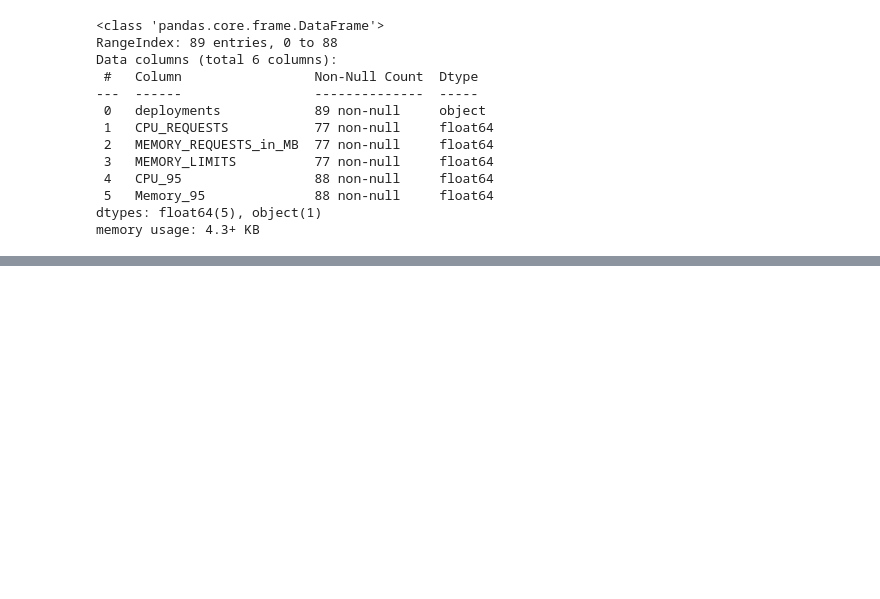
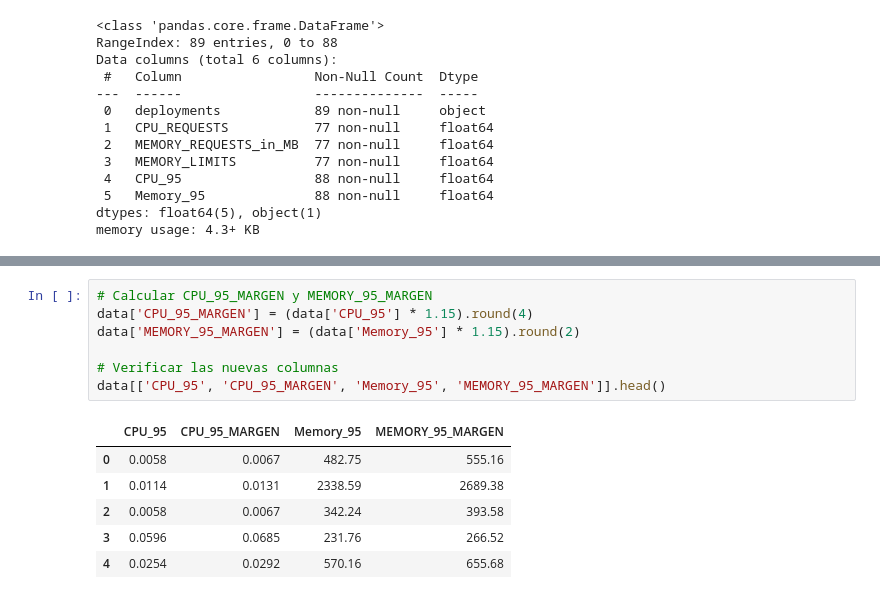
Before and after one commit to DanielEcheverri-Bosch/TFM-DanielEcheverri-Publico, a Jupyter notebook: Anexo_2_codigo_figuras_propias/Figuras_propias_codigo.ipynb, the cells around one changed output, grey strips where cells are left out. Drawn from its saved outputs; the diff is of its cells as text; blank space fills up the shorter version.

```diff
--- a/Anexo_2_codigo_figuras_propias/Figuras_propias_codigo.ipynb
+++ b/Anexo_2_codigo_figuras_propias/Figuras_propias_codigo.ipynb
@@ -68,0 +28,14 @@ plt.show()
+# %%
+# Calcular CPU_95_MARGEN y MEMORY_95_MARGEN
+data['CPU_95_MARGEN'] = (data['CPU_95'] * 1.15).round(4)
+data['MEMORY_95_MARGEN'] = (data['Memory_95'] * 1.15).round(2)
+
+# Verificar las nuevas columnas
+data[['CPU_95', 'CPU_95_MARGEN', 'Memory_95', 'MEMORY_95_MARGEN']].head()
+# %% [output]
+|  | CPU_95 | CPU_95_MARGEN | Memory_95 | MEMORY_95_MARGEN |
+| 0 | 0.0058 | 0.0067 | 482.75 | 555.16 |
+| 1 | 0.0114 | 0.0131 | 2338.59 | 2689.38 |
+| 2 | 0.0058 | 0.0067 | 342.24 | 393.58 |
+| 3 | 0.0596 | 0.0685 | 231.76 | 266.52 |
+| 4 | 0.0254 | 0.0292 | 570.16 | 655.68 |
```
Also changed, not shown: parts of 12 cells of this notebook, 2 other files.
